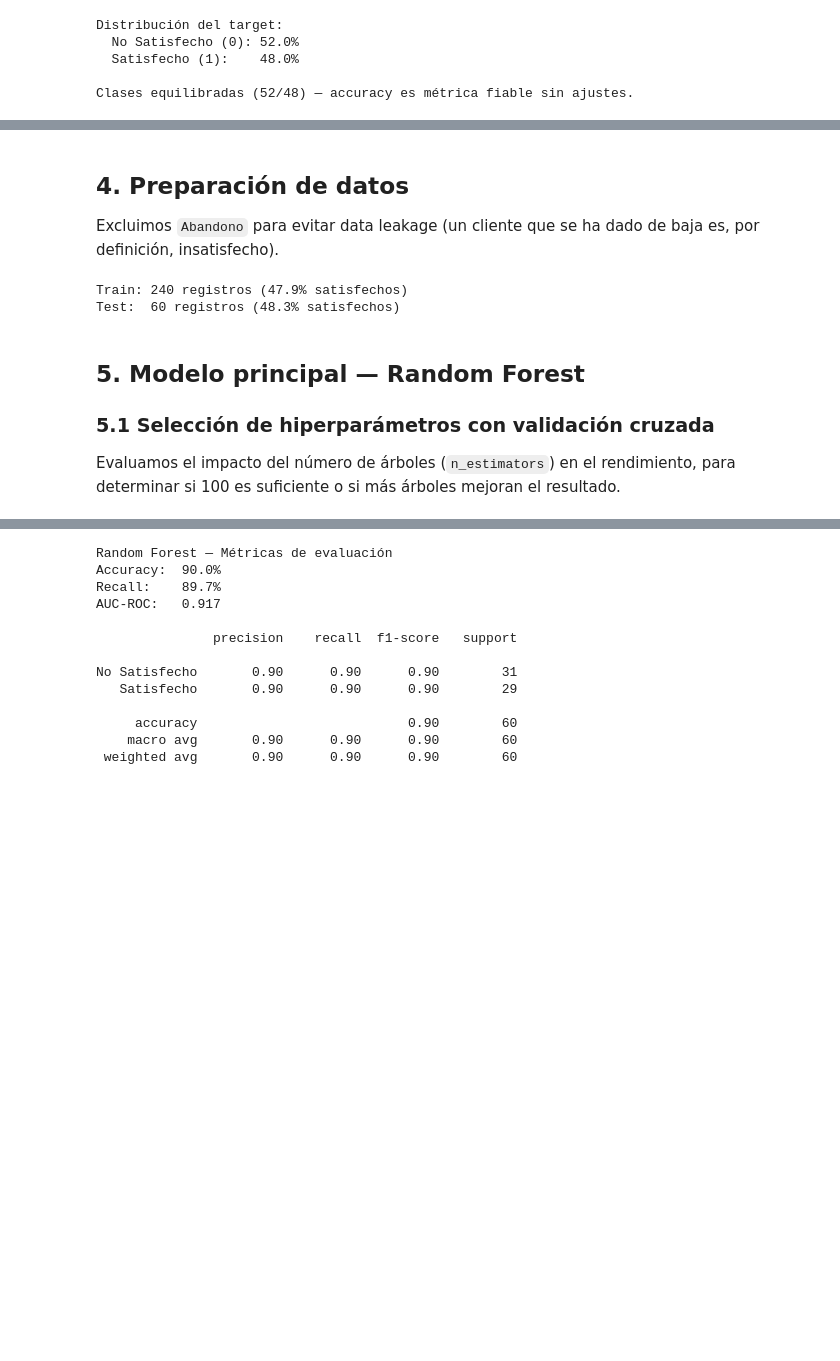
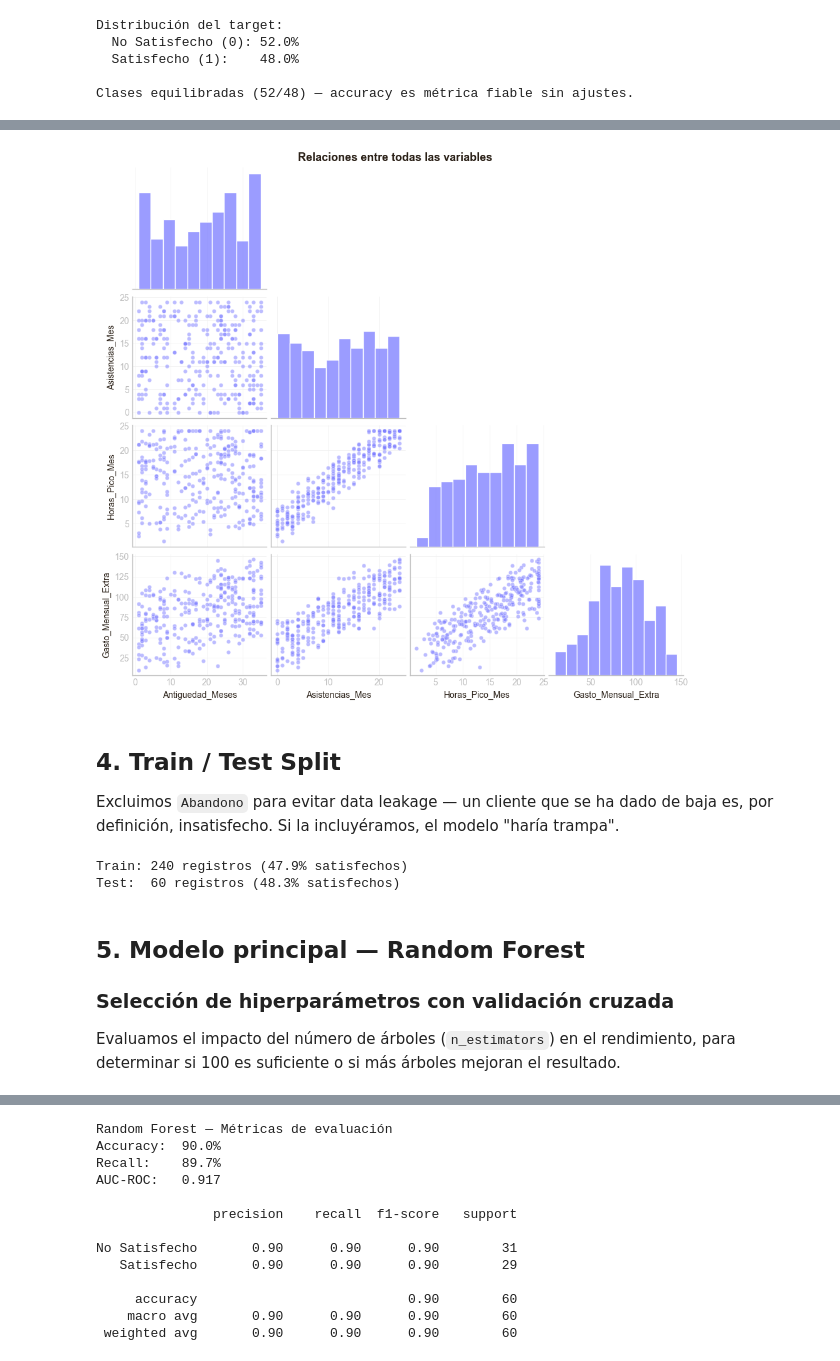
Before and after one commit to BORJAMOME/Data-Analytics-Portfolio, a Jupyter notebook: 03-Machine-Learning/01-supervisado/clasificacion/02-random-forest/notebook.ipynb, the cells around one changed output, grey strips where cells are left out. Cells and saved outputs as stored; diff of their text form; code cells hidden in the pictures; blank space fills up the shorter version.

```diff
--- a/03-Machine-Learning/01-supervisado/clasificacion/02-random-forest/notebook.ipynb
+++ b/03-Machine-Learning/01-supervisado/clasificacion/02-random-forest/notebook.ipynb
@@ -123,7 +232,18 @@ Señal fuerte: `Asistencias_Mes` (r = 0,75), `Horas_Pico_Mes` (r = 0,72) y `Gast
+# %%
+# Pair plot: relaciones por parejas
+g = sns.pairplot(
+    data[cols_num], height=2.2, aspect=1.1,
+    plot_kws={'color': PURPLE, 'alpha': 0.5, 's': 22, 'edgecolor': 'white', 'linewidth': 0.5},
+    diag_kws={'color': PURPLE, 'edgecolor': 'white'},
+    corner=True
+)
+g.fig.suptitle('Relaciones entre todas las variables', y=1.01, fontsize=13, fontweight='bold', color=INK)
+plt.show()
+# %% [output]
+[figure, added]
 # %% [markdown]
-## 4. Preparación de datos
-
-Excluimos `Abandono` para evitar data leakage (un cliente que se ha dado de baja es, por definición, insatisfecho).
+## 4. Train / Test Split
+Excluimos `Abandono` para evitar data leakage — un cliente que se ha dado de baja es, por definición, insatisfecho. Si la incluyéramos, el modelo "haría trampa".
 # %%
 X = data[["Antiguedad_Meses", "Asistencias_Mes", "Horas_Pico_Mes", "Gasto_Mensual_Extra"]]
 y = data["Satisfecho"]
@@ -140,7 +260,7 @@ Test:  60 registros (48.3% satisfechos)
 # %% [markdown]
 ## 5. Modelo principal — Random Forest
 
-### 5.1 Selección de hiperparámetros con validación cruzada
+### Selección de hiperparámetros con validación cruzada
 
 Evaluamos el impacto del número de árboles (`n_estimators`) en el rendimiento, para determinar si 100 es suficiente o si más árboles mejoran el resultado.
 # %%
```
Also changed, not shown: parts of 22 cells of this notebook.
